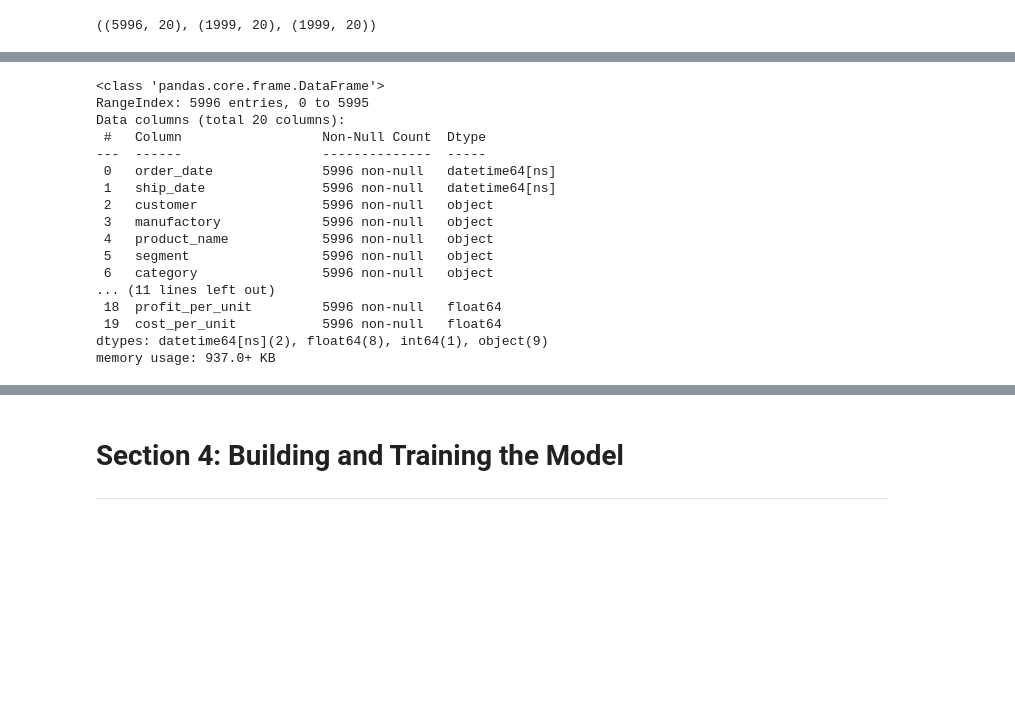
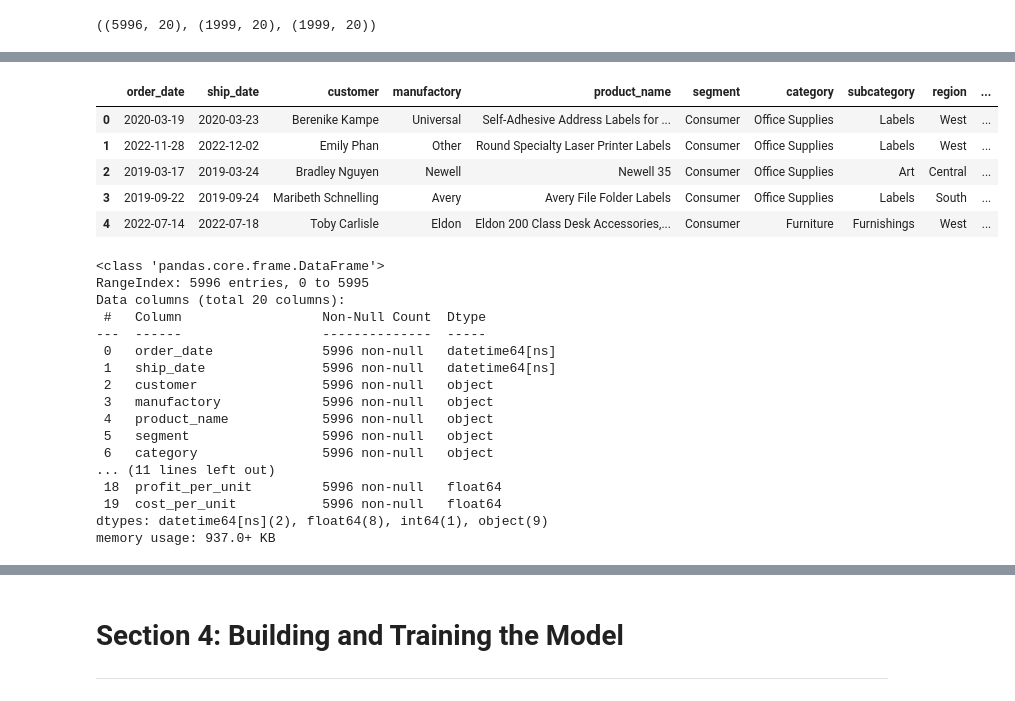
Before and after one commit to TeslimAdeyanju/4-Portfolio-Sales-Prediction-Using-Linear-Regression, a Jupyter notebook: mid-term-project-2024-cohot.ipynb, the cells around one changed output, grey strips where cells are left out. Saved outputs shown, nothing was run; the diff lists cells and outputs as text; code cells hidden in the pictures; blank space fills up the shorter version.

```diff
--- a/mid-term-project-2024-cohot.ipynb
+++ b/mid-term-project-2024-cohot.ipynb
@@ -598,21 +580,32 @@ df_train_full.columns.to_list()
-# %%
-df_train.info()
-# %% [output]
-<class 'pandas.core.frame.DataFrame'>
-RangeIndex: 5996 entries, 0 to 5995
-Data columns (total 20 columns):
- #   Column                  Non-Null Count  Dtype
----  ------                  --------------  -----
- 0   order_date              5996 non-null   datetime64[ns]
- 1   ship_date               5996 non-null   datetime64[ns]
- 2   customer                5996 non-null   object
- 3   manufactory             5996 non-null   object
- 4   product_name            5996 non-null   object
- 5   segment                 5996 non-null   object
- 6   category                5996 non-null   object
-... (11 lines left out)
- 18  profit_per_unit         5996 non-null   float64
- 19  cost_per_unit           5996 non-null   float64
-dtypes: datetime64[ns](2), float64(8), int64(1), object(9)
-memory usage: 937.0+ KB
+# %%
+# checking to confirm that the target sales variables is deleted
+df_train.head()
+# %% [output]
+|  | order_date | ship_date | customer | manufactory | product_name | segment | category | subcategory | region | ... |
+| 0 | 2020-03-19 | 2020-03-23 | Berenike Kampe | Universal | Self-Adhesive Address Labels for ... | Consumer | Office Supplies | Labels | West | ... |
+| 1 | 2022-11-28 | 2022-12-02 | Emily Phan | Other | Round Specialty Laser Printer Labels | Consumer | Office Supplies | Labels | West | ... |
+| 2 | 2019-03-17 | 2019-03-24 | Bradley Nguyen | Newell | Newell 35 | Consumer | Office Supplies | Art | Central | ... |
+| 3 | 2019-09-22 | 2019-09-24 | Maribeth Schnelling | Avery | Avery File Folder Labels | Consumer | Office Supplies | Labels | South | ... |
+| 4 | 2022-07-14 | 2022-07-18 | Toby Carlisle | Eldon | Eldon 200 Class Desk Accessories,... | Consumer | Furniture | Furnishings | West | ... |
+# %%
+# list of all the available columns
+df_train.info()
+# %% [output]
+<class 'pandas.core.frame.DataFrame'>
+RangeIndex: 5996 entries, 0 to 5995
+Data columns (total 20 columns):
+ #   Column                  Non-Null Count  Dtype
+---  ------                  --------------  -----
+ 0   order_date              5996 non-null   datetime64[ns]
+ 1   ship_date               5996 non-null   datetime64[ns]
+ 2   customer                5996 non-null   object
+ 3   manufactory             5996 non-null   object
+ 4   product_name            5996 non-null   object
+ 5   segment                 5996 non-null   object
+ 6   category                5996 non-null   object
+... (11 lines left out)
+ 18  profit_per_unit         5996 non-null   float64
+ 19  cost_per_unit           5996 non-null   float64
+dtypes: datetime64[ns](2), float64(8), int64(1), object(9)
+memory usage: 937.0+ KB
 # %%
```
Also changed, not shown: parts of 12 cells of this notebook.
